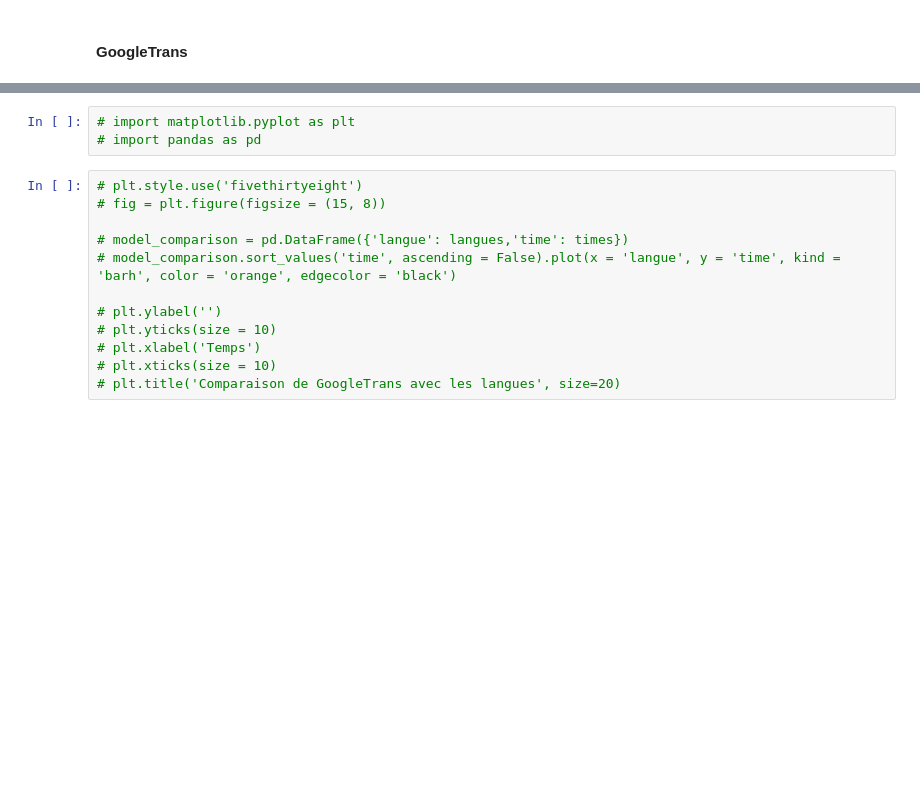
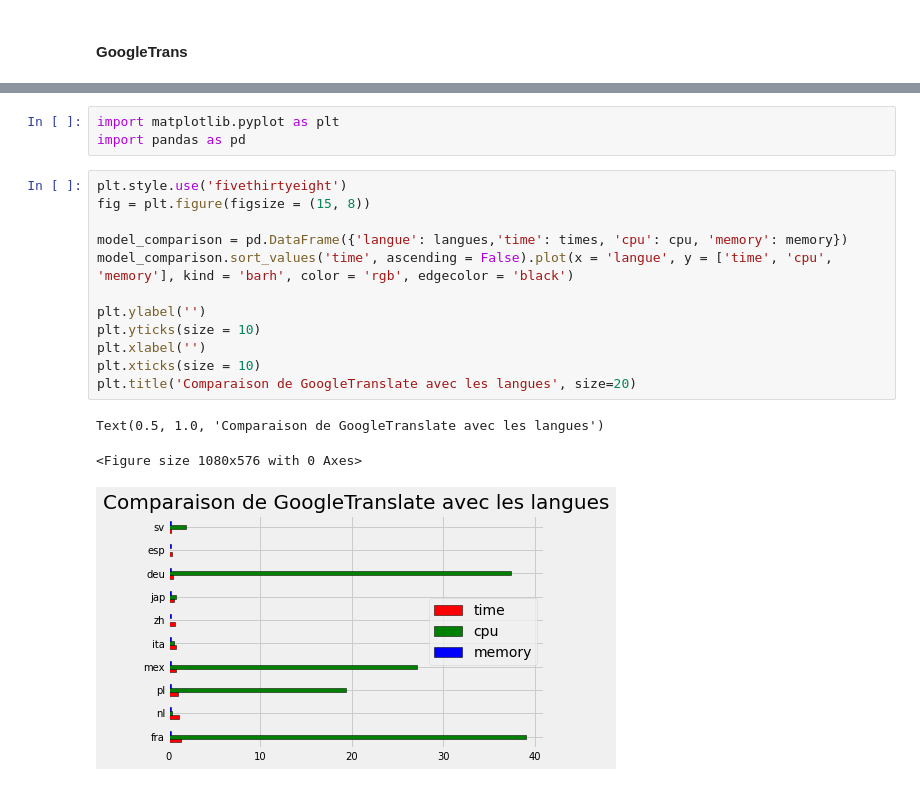
Before and after one commit to ebongoa/PI17, a Jupyter notebook: matrice-de-d-cision-pour-la-traduction-automatique.ipynb, the cells around one changed output, grey strips where cells are left out. Drawn from its saved outputs; the diff is of its cells as text; blank space fills up the shorter version.

```diff
--- a/matrice-de-d-cision-pour-la-traduction-automatique.ipynb
+++ b/matrice-de-d-cision-pour-la-traduction-automatique.ipynb
@@ -281,15 +284,19 @@ from asyncgltrans import Translator
 # %%
-# import matplotlib.pyplot as plt
-# import pandas as pd
+import matplotlib.pyplot as plt
+import pandas as pd
 # %%
-# plt.style.use('fivethirtyeight')
-# fig = plt.figure(figsize = (15, 8))
+plt.style.use('fivethirtyeight')
+fig = plt.figure(figsize = (15, 8))
 
-# model_comparison = pd.DataFrame({'langue': langues,'time': times})
-# model_comparison.sort_values('time', ascending = False).plot(x = 'langue', y = 'time', kind = 'barh', color = 'orange', edgecolor = 'black')
+model_comparison = pd.DataFrame({'langue': langues,'time': times, 'cpu': cpu, 'memory': memory})
+model_comparison.sort_values('time', ascending = False).plot(x = 'langue', y = ['time', 'cpu', 'memory'], kind = 'barh', color = 'rgb', edgecolor = 'black')
 
-# plt.ylabel('')
-# plt.yticks(size = 10)
-# plt.xlabel('Temps')
-# plt.xticks(size = 10)
-# plt.title('Comparaison de GoogleTrans avec les langues', size=20)
+plt.ylabel('')
+plt.yticks(size = 10)
+plt.xlabel('')
+plt.xticks(size = 10)
+plt.title('Comparaison de GoogleTranslate avec les langues', size=20)
+# %% [output]
+Text(0.5, 1.0, 'Comparaison de GoogleTranslate avec les langues')
+<Figure size 1080x576 with 0 Axes>
+[figure, added]
```
Also changed, not shown: parts of 13 cells of this notebook.
